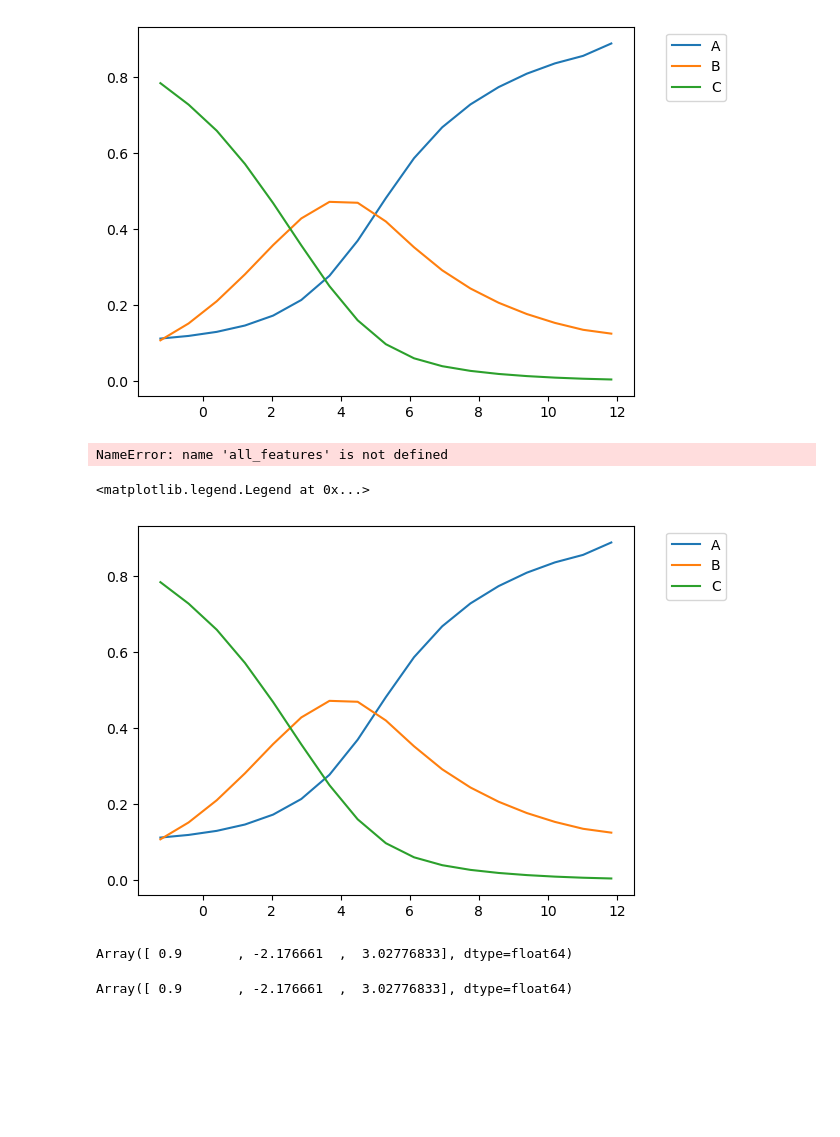
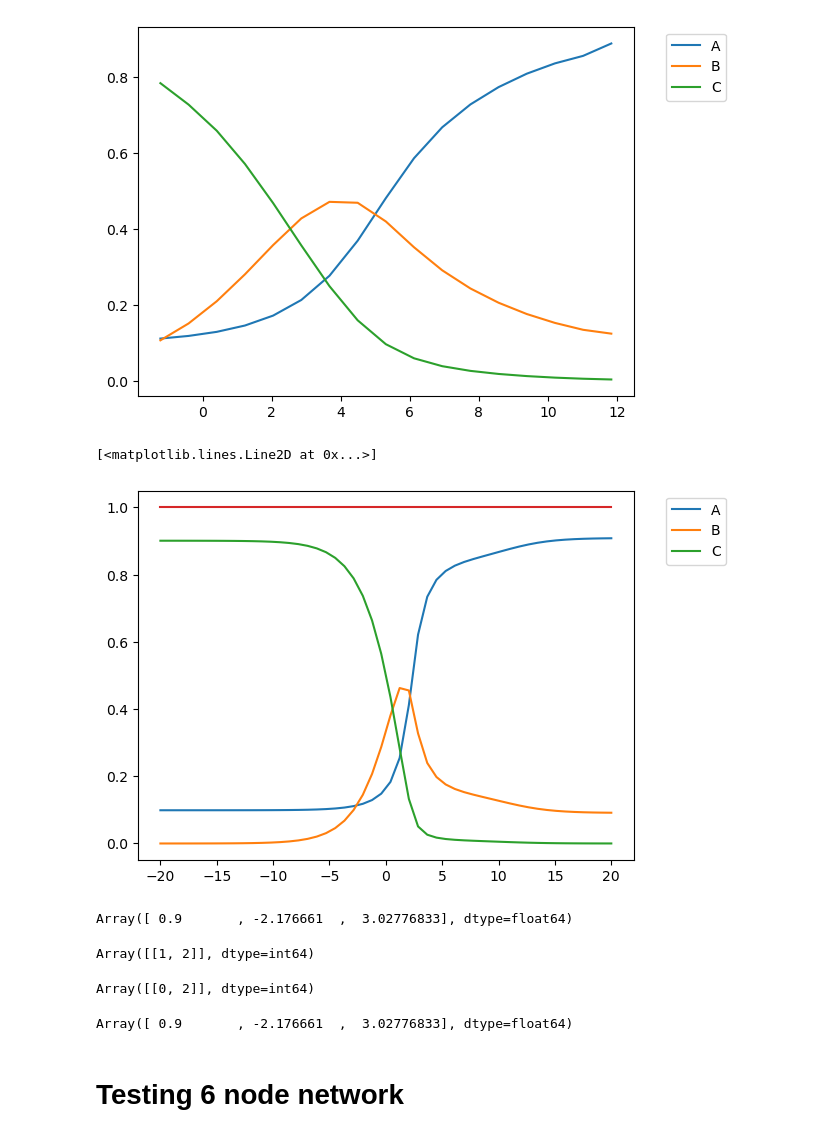
Before and after one commit to sdebesai7/second_order_rxn_nets, a Jupyter notebook: testing_networks.ipynb, the cells around one changed output. Cells and saved outputs as stored; diff of their text form; code cells hidden in the pictures; blank space fills up the shorter version.

Commit message:
fixed conservation of mass issues, some more testing scripts

```diff
--- a/testing_networks.ipynb
+++ b/testing_networks.ipynb
@@ -286,7 +285,7 @@ plt.legend(bbox_to_anchor=[1.2, 1], loc='upper right')
 [figure]
 # %%
 n=3
-p=0.5
+m=n*(n-1)/2
 n_second_order=1
 n_inputs=1
 test=True
@@ -297,26 +296,45 @@ E=np.array([0, 0, 0])
 B=-1*jnp.log(np.array([1, 1, 10, 0.05, 0.1, 4]))
 F=np.array([0, 0, 0])
 seed=0
-random_rxn_net_b=random_rxn_net(n, p, seed, n_second_order, n_inputs, test, A, second_order_edge_idxs, F_a_idxs)
+solver= Kvaerno3()
+stepsize_controller=PIDController(
+    rtol=1e-6,
+    atol=1e-9,
+    dtmin=1e-11,
+    dtmax=1e-1
+    )
+dt=0.1
+random_rxn_net_b=random_rxn_net(n, m, seed, n_second_order, n_inputs, test, A, second_order_edge_idxs, F_a_idxs)
+initial_conditions = jnp.log(jnp.array([0.2, 0.5, 0.3]))
 # %%
 solns_new=[]
 for F_a in all_features:
-   sol_F_a=random_rxn_net_b.integrate(solver=Tsit5(), stepsize_controller=PIDController(0.5, 1), t_points=t_points, dt0=0.1, initial_conditions=initial_conditions, args=(E, B, F, F_a,), max_steps=10000)
+   sol_F_a=random_rxn_net_b.integrate(solver=solver, stepsize_controller=stepsize_controller, t_points=t_points, dt0=0.1, initial_conditions=initial_conditions, args=(E, B, F, F_a,), max_steps=10000)
    solns_new.append(sol_F_a.ys[-1].copy())
-# %% [output]
-NameError: name 'all_features' is not defined
 # %%
-for species, profile in zip(species_list, jnp.exp(jnp.array(solns_new).T)):
+species_list = ['A', 'B', 'C']
+for species, profile in zip(species_list, jnp.exp(jnp.array(solns_new)).T):
     plt.plot(all_features, profile, label=f'{species}')
 plt.legend(bbox_to_anchor=[1.2, 1], loc='upper right')
+plt.plot(all_features,  jnp.sum(jnp.exp(jnp.array(solns_new)), axis=1))
 # %% [output]
-<matplotlib.legend.Legend at 0x...>
+[<matplotlib.lines.Line2D at 0x...>]
-[figure, old version]
+[figure, new version]
 # %%
 random_rxn_net_b.rxn_net_dynamics(1, initial_conditions, (E, B, F, 1,))
 # %% [output]
 Array([ 0.9       , -2.176661  ,  3.02776833], dtype=float64)
+# %%
+random_rxn_net_b.second_order_edge_prods
+# %% [output]
+Array([[1, 2]], dtype=int64)
+# %%
+random_rxn_net_b.second_order_edge_reactants
+# %% [output]
+Array([[0, 2]], dtype=int64)
 # %%
 rxn_b_old.triangle_topology_b(1, initial_conditions, jnp.append(true_params, 1))
 # %% [output]
 Array([ 0.9       , -2.176661  ,  3.02776833], dtype=float64)
+# %% [markdown]
+# Testing 6 node network
```
Also changed, not shown: parts of 18 cells of this notebook, 4 other files.
